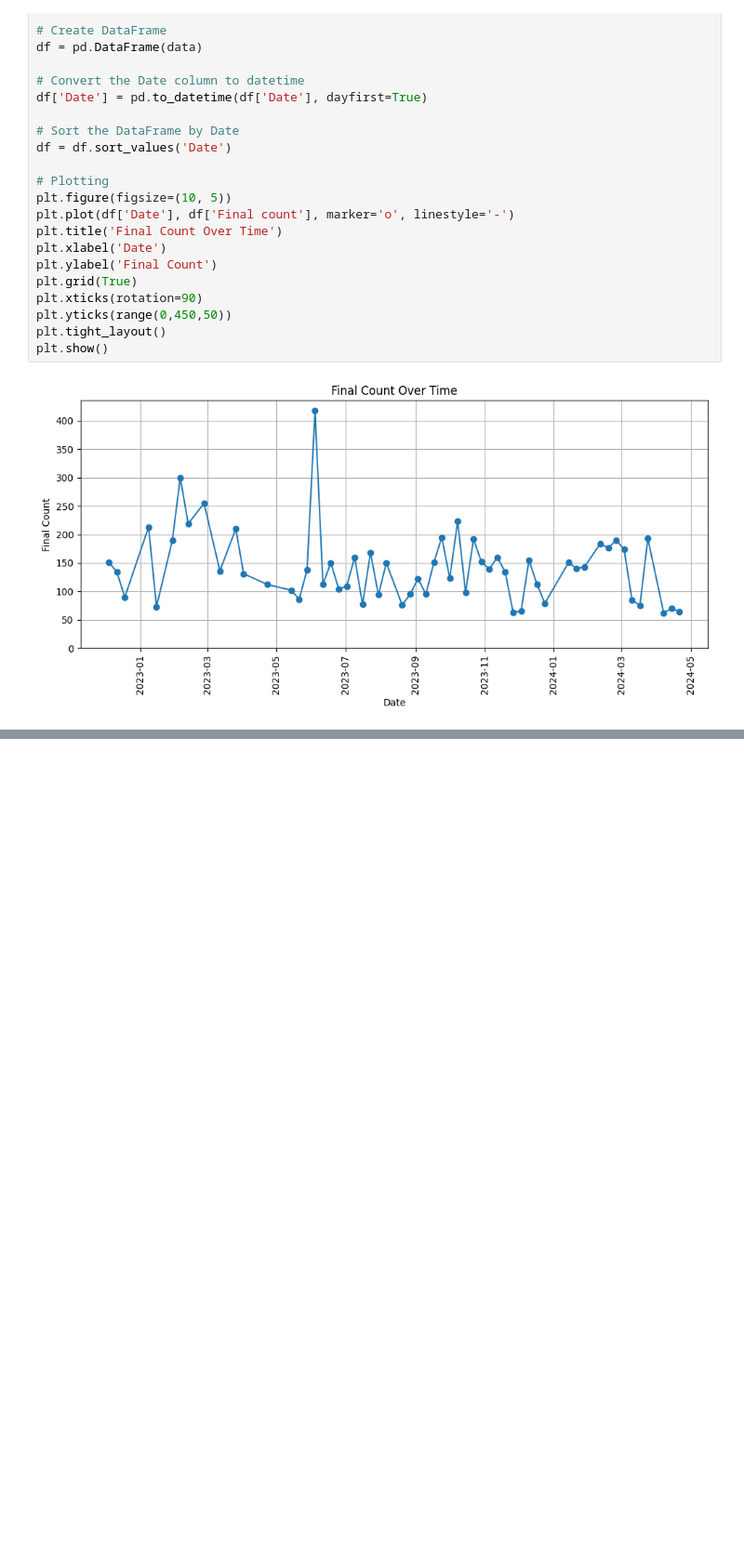
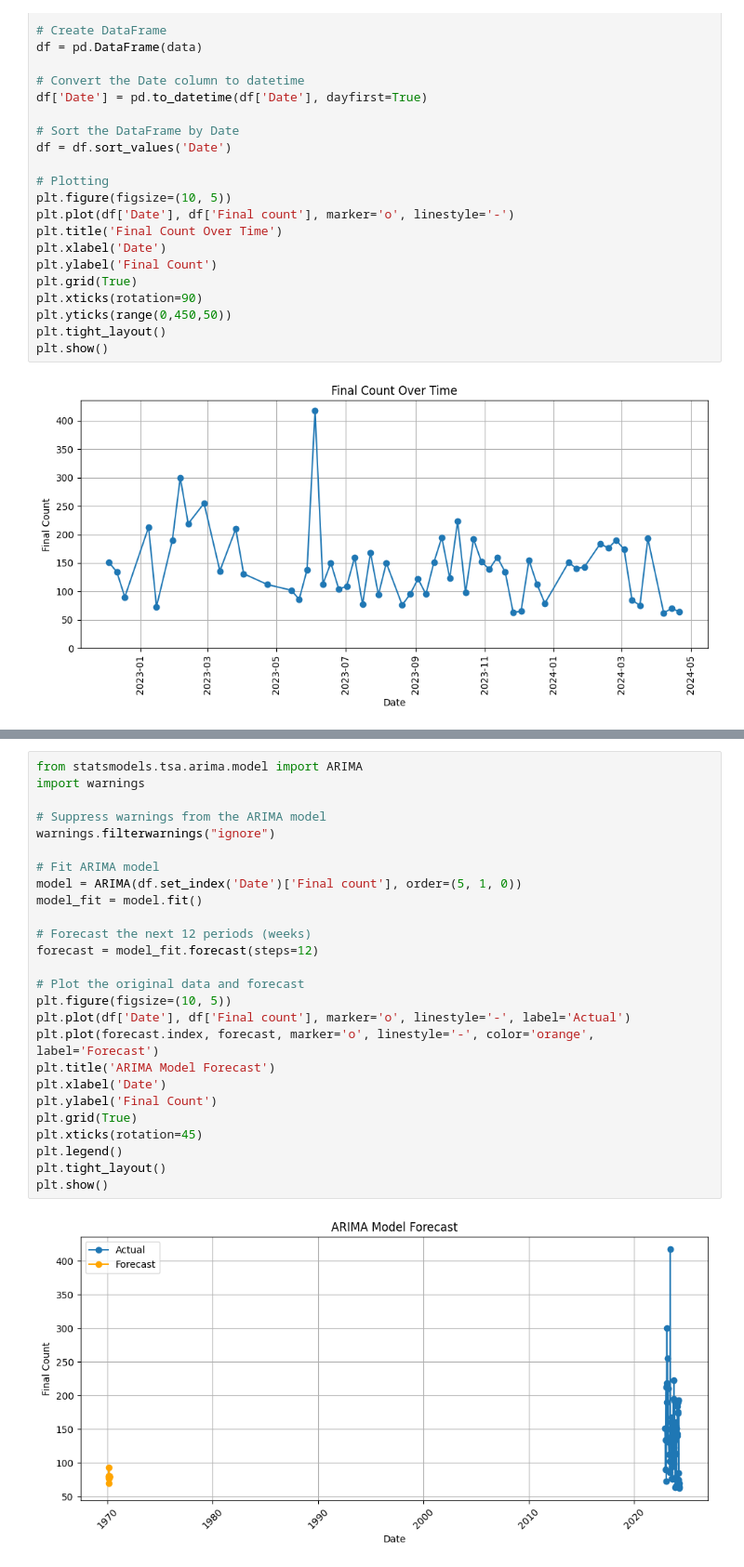
Before and after one commit to OlajideFemi/Data-Analysis-Projects, a Jupyter notebook: Sunday_attendance_analysis.ipynb, the cells around one changed output, grey strips where cells are left out. Shown at 93% size. Saved outputs shown, nothing was run; the diff lists cells and outputs as text; blank space fills up the shorter version.

```diff
--- a/Sunday_attendance_analysis.ipynb
+++ b/Sunday_attendance_analysis.ipynb
@@ -1021,0 +1099,28 @@ plt.show()
+# %%
+from statsmodels.tsa.arima.model import ARIMA
+import warnings
+
+# Suppress warnings from the ARIMA model
+warnings.filterwarnings("ignore")
+
+# Fit ARIMA model
+model = ARIMA(df.set_index('Date')['Final count'], order=(5, 1, 0))
+model_fit = model.fit()
+
+# Forecast the next 12 periods (weeks)
+forecast = model_fit.forecast(steps=12)
+
+# Plot the original data and forecast
+plt.figure(figsize=(10, 5))
+plt.plot(df['Date'], df['Final count'], marker='o', linestyle='-', label='Actual')
+plt.plot(forecast.index, forecast, marker='o', linestyle='-', color='orange', label='Forecast')
+plt.title('ARIMA Model Forecast')
+plt.xlabel('Date')
+plt.ylabel('Final Count')
+plt.grid(True)
+plt.xticks(rotation=45)
+plt.legend()
+plt.tight_layout()
+plt.show()
+# %% [output]
+[figure, added]
```
Also changed, not shown: parts of 5 cells of this notebook.
